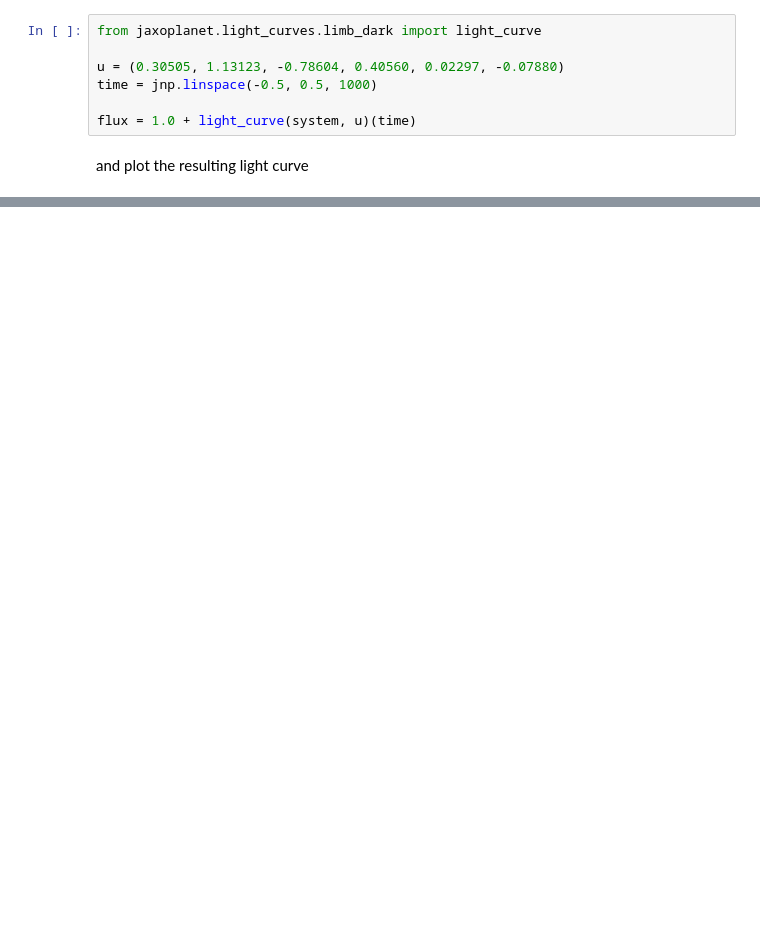
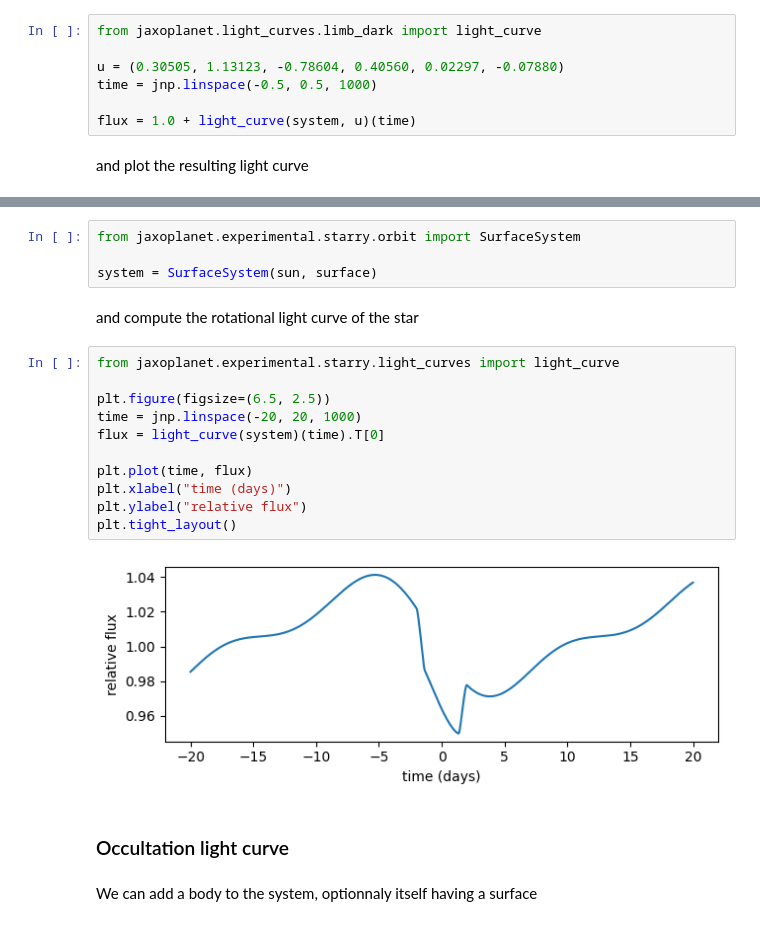
Before and after one commit to exoplanet-dev/jaxoplanet, a Jupyter notebook: docs/tutorials/getting-started.ipynb, the cells around one changed output, grey strips where cells are left out. Cells and saved outputs as stored; diff of their text form; blank space fills up the shorter version.

```diff
--- a/docs/tutorials/getting-started.ipynb
+++ b/docs/tutorials/getting-started.ipynb
@@ -104,0 +157,23 @@ _ = plt.ylabel("relative flux")
+# %%
+from jaxoplanet.experimental.starry.orbit import SurfaceSystem
+
+system = SurfaceSystem(sun, surface)
+# %% [markdown]
+and compute the rotational light curve of the star
+# %%
+from jaxoplanet.experimental.starry.light_curves import light_curve
+
+plt.figure(figsize=(6.5, 2.5))
+time = jnp.linspace(-20, 20, 1000)
+flux = light_curve(system)(time).T[0]
+
+plt.plot(time, flux)
+plt.xlabel("time (days)")
+plt.ylabel("relative flux")
+plt.tight_layout()
+# %% [output]
+[figure, added]
+# %% [markdown]
+### Occultation light curve
+# %% [markdown]
+We can add a body to the system, optionnaly itself having a surface
```
Also changed, not shown: parts of 14 cells of this notebook, 2 other files.
